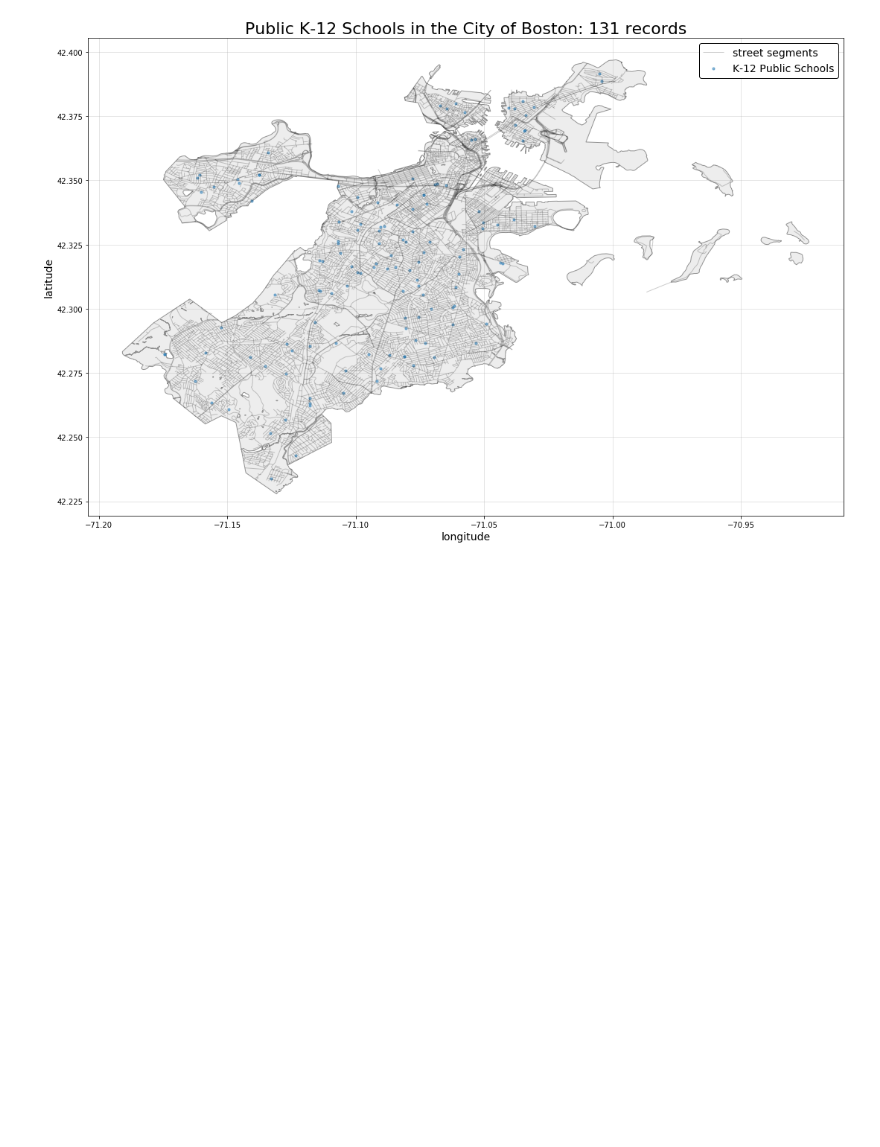
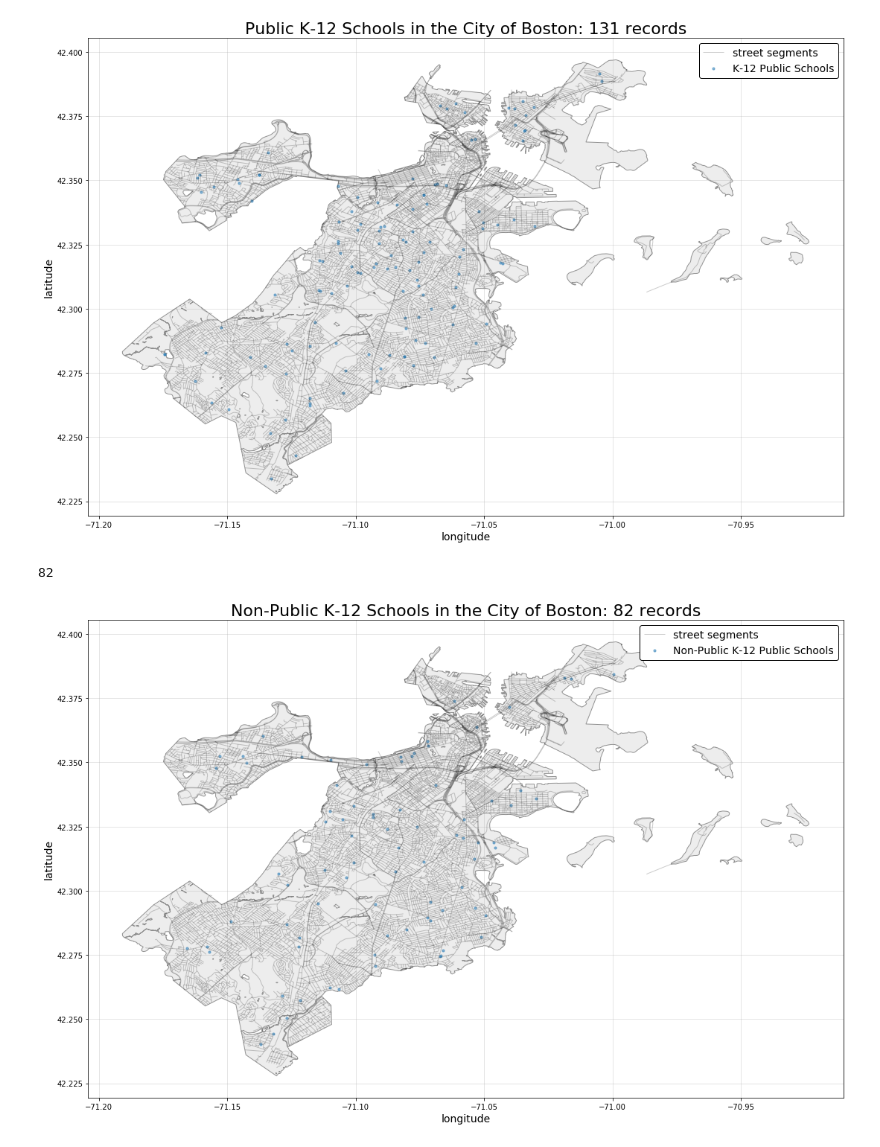
Before and after one commit to sedelmeyer/predicting-crime, a Jupyter notebook: notebooks/chris_schools.ipynb, the cells around one changed output. Cells and saved outputs as stored; diff of their text form; code cells hidden in the pictures; blank space fills up the shorter version.

Commit message:
plot all education instituions

```diff
--- a/notebooks/chris_schools.ipynb
+++ b/notebooks/chris_schools.ipynb
@@ -112,3 +110,34 @@ plt.tight_layout()
 plt.show();
 # %% [output]
 [figure]
+# %%
+#Add in Private Schools
+readfile_non_public_k12_schools = os.path.join(DATA_DIR, 'nonpublic-k12-schools.csv')
+df_non_public_k12_schools = pd.read_csv(readfile_non_public_k12_schools)
+df_non_public_k12_schools.head(3)
+len(df_non_public_k12_schools)
+# %% [output]
+82
+# %%
+# plot unique SAM records with city boundary and street segments overlays
+fig, ax = plt.subplots(figsize=(16,10))
+gdf_boston.plot(ax=ax, color='lightgray', edgecolor='k', alpha=0.4)
+gdf_streets.plot(ax=ax, color='k', linewidth=1, alpha=0.2, label='street segments')
+plt.title(
+    'Non-Public K-12 Schools in the City of Boston: 82 records',
+    fontsize=22
+)
+plt.scatter(
+    df_non_public_k12_schools['X'],df_non_public_k12_schools['Y'],
+
+    color='tab:blue', alpha=.5, s=10,
+    label='Non-Public K-12 Public Schools'
+)
+plt.xlabel('longitude', fontsize=14)
+plt.ylabel('latitude', fontsize=14)
+plt.grid(":", alpha=0.4)
+plt.legend(edgecolor='k', framealpha=1, fontsize=14)
+plt.tight_layout()
+plt.show();
+# %% [output]
+[figure, added]
```
Also changed, not shown: parts of 5 cells of this notebook.
